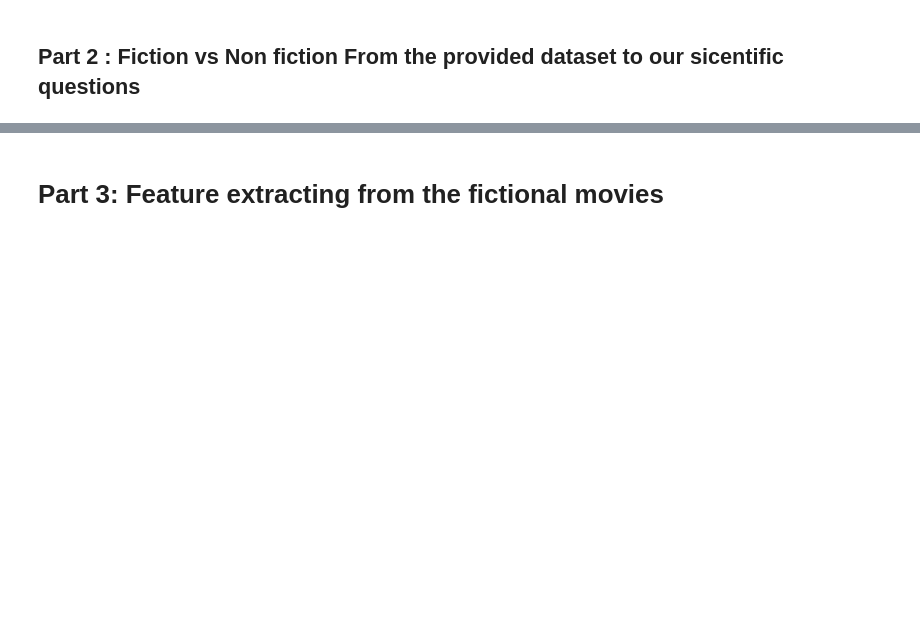
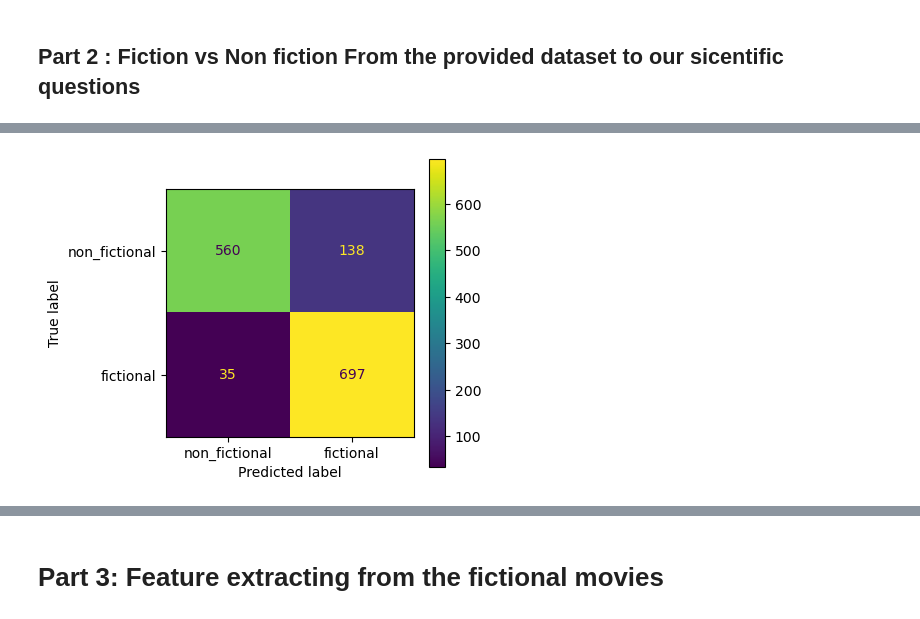
Before and after one commit to epfl-ada/ada-2023-project-thepiratesofthestreet, a Jupyter notebook: milestone2.ipynb, the cells around one changed output, grey strips where cells are left out. Cells and saved outputs as stored; diff of their text form; code cells hidden in the pictures; blank space fills up the shorter version.

```diff
--- a/milestone2.ipynb
+++ b/milestone2.ipynb
@@ -28,4 +28,4 @@ movie_column_names = ['Wikipedia_movie_ID',
                 'movie_genres']
 
 df_movies = pd.read_csv("MovieSummaries\movie.metadata.tsv", delimiter='\t', names = movie_column_names)
-df_summaries = pd.read_csv('MovieSummaries/plot_summaries.txt', delimiter='\t', names=['movie_ID', 'movie_summary'])
+df_summaries = pd.read_csv('MovieSummaries\plot_summaries.txt', delimiter='\t', names=['movie_ID', 'movie_summary'])
@@ -239,0 +267,12 @@ np.mean(predicted == y_test)
+# %%
+# Test the model of the test set and plot result in confusion matrix
+predicted_test = text_clf.predict(x_test)
+conf_matrix = confusion_matrix(y_test, predicted_test)
+
+# Plot the confusion matrix
+fig, ax = plt.subplots(1,1,figsize=(4,4))
+disp = ConfusionMatrixDisplay(confusion_matrix=conf_matrix, display_labels=['non_fictional', 'fictional'])
+disp.plot(ax=ax)
+plt.show()
+# %% [output]
+[figure, added]
```
Also changed, not shown: parts of 27 cells of this notebook.
